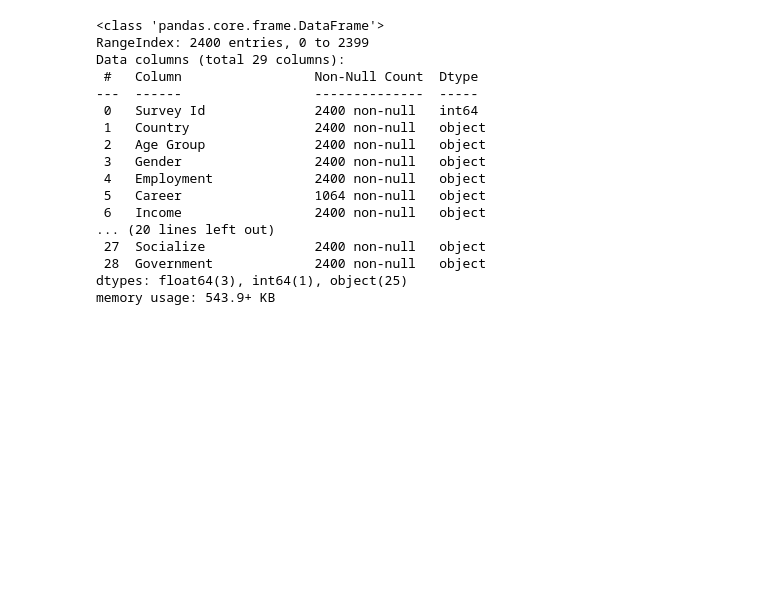
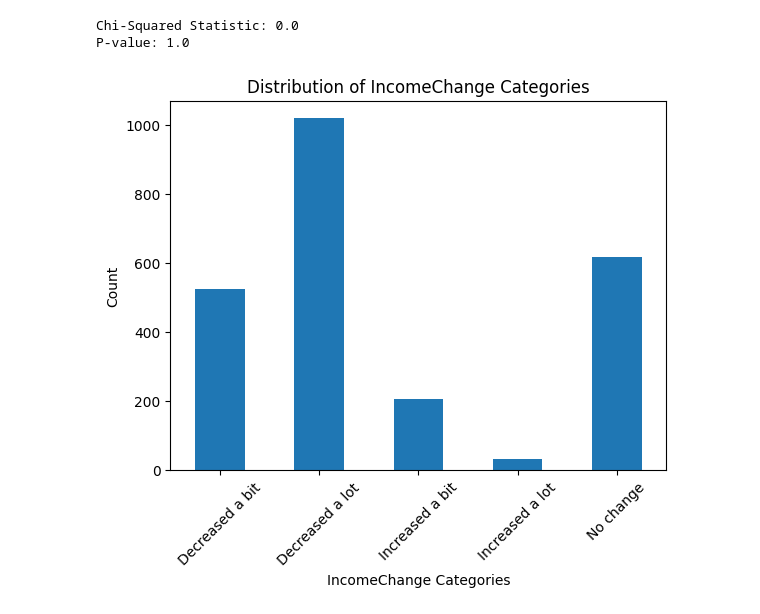
Before and after one commit to Muslimah123/covid, a Jupyter notebook: geopoll.ipynb, the cells around one changed output. Drawn from its saved outputs; the diff is of its cells as text; code cells hidden in the pictures; blank space fills up the shorter version.

```diff
--- a/geopoll.ipynb
+++ b/geopoll.ipynb
@@ -4,22 +48,27 @@ import warnings
 # %%
 warnings.filterwarnings("ignore", category=UserWarning, module="openpyxl")
 data=pd.read_excel("geopoll.xlsx")
-data.info()
+incomechange=data['IncomeChange']
+
+#create a contingency table
+contingency_table=pd.crosstab(index=incomechange,columns='count')
+# Perform the chi-squared test
+chi2, p, _, _ = chi2_contingency(contingency_table)
+
+print("Chi-Squared Statistic:", chi2)
+print("P-value:", p)
+
+# Plot a bar chart
+contingency_table.plot(kind='bar', legend=None)
+plt.xlabel("IncomeChange Categories")
+plt.ylabel("Count")
+plt.title("Distribution of IncomeChange Categories")
+plt.xticks(rotation=45)  # Rotate x-axis labels for readability
+plt.show()
+
+
+#data.info()
 # %% [output]
-<class 'pandas.core.frame.DataFrame'>
-RangeIndex: 2400 entries, 0 to 2399
-Data columns (total 29 columns):
- #   Column                 Non-Null Count  Dtype
----  ------                 --------------  -----
- 0   Survey Id              2400 non-null   int64
- 1   Country                2400 non-null   object
- 2   Age Group              2400 non-null   object
- 3   Gender                 2400 non-null   object
- 4   Employment             2400 non-null   object
- 5   Career                 1064 non-null   object
- 6   Income                 2400 non-null   object
-... (20 lines left out)
- 27  Socialize              2400 non-null   object
- 28  Government             2400 non-null   object
-dtypes: float64(3), int64(1), object(25)
-memory usage: 543.9+ KB
+Chi-Squared Statistic: 0.0
+P-value: 1.0
+[figure, added]
```
Also changed, not shown: parts of 4 cells of this notebook, 1 other file.
